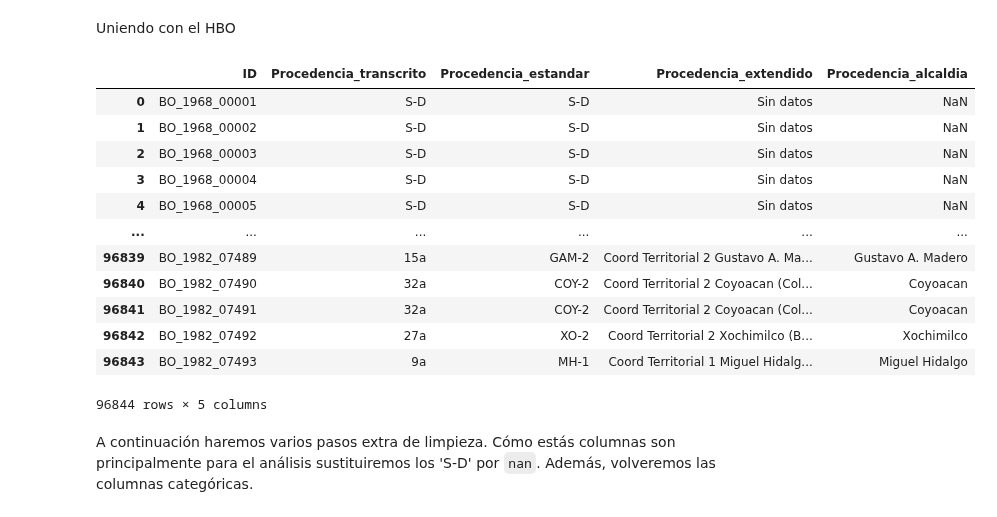
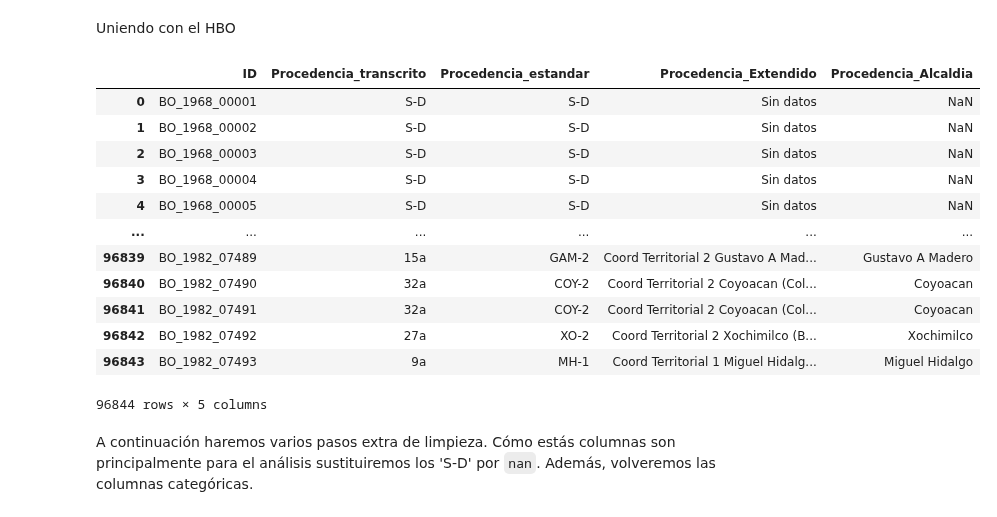
Before and after one commit to mar-esther23/SEMEFO_busqueda, a Jupyter notebook: HBO_limpieza.ipynb, the cells around one changed output. Drawn from its saved outputs; the diff is of its cells as text; code cells hidden in the pictures.

```diff
--- a/HBO_limpieza.ipynb
+++ b/HBO_limpieza.ipynb
@@ -536,6 +536,6 @@ En algunos casos es necesario generar una tabla con equivalencias e información
 
 Por ejemplo, hay múltiples formas de escribir una misma procedencia. La Coordinación 1 de Cuauhtémoc aparece cómo '1a', 'CH-1', etc. Además, hay casos donde los ingresos provienen de múltiples procedencias, cómo '33a+1a' o 'C-I HX'. En este caso es necesario hacer procesos de limpieza complejos que requieren revisión manual. El resultado de ese proceso es la tabla `cat_proc_sustitucion.xlsx`.
 # %%
-df_proc = pd.read_csv('catalogos/cat_proc_sustitucion.csv')
+df_proc = pd.read_excel('catalogos/cat_proc_sustitucion.xlsx')
 df_proc.tail()
 # %% [output]
@@ -549,18 +550,18 @@ df_proc.tail()
 Uniendo con el HBO
 # %%
 df = df.reset_index() # conserva indice
-cols = ['Procedencia_transcrito','Procedencia_estandar','Procedencia_extendido','Procedencia_alcaldia']
+cols = ['Procedencia_transcrito','Procedencia_estandar','Procedencia_Extendido','Procedencia_Alcaldia']
 df = df.merge(df_proc[cols], how='left', on='Procedencia_transcrito')
 df[['ID'] +cols]
 # %% [output]
-|  | ID | Procedencia_transcrito | Procedencia_estandar | Procedencia_extendido | Procedencia_alcaldia |
+|  | ID | Procedencia_transcrito | Procedencia_estandar | Procedencia_Extendido | Procedencia_Alcaldia |
 | 0 | BO_1968_00001 | S-D | S-D | Sin datos | NaN |
 | 1 | BO_1968_00002 | S-D | S-D | Sin datos | NaN |
 | 2 | BO_1968_00003 | S-D | S-D | Sin datos | NaN |
 | 3 | BO_1968_00004 | S-D | S-D | Sin datos | NaN |
 | 4 | BO_1968_00005 | S-D | S-D | Sin datos | NaN |
 | ... | ... | ... | ... | ... | ... |
-| 96839 | BO_1982_07489 | 15a | GAM-2 | Coord Territorial 2 Gustavo A. Ma... | Gustavo A. Madero |
+| 96839 | BO_1982_07489 | 15a | GAM-2 | Coord Territorial 2 Gustavo A Mad... | Gustavo A Madero |
 | 96840 | BO_1982_07490 | 32a | COY-2 | Coord Territorial 2 Coyoacan (Col... | Coyoacan |
 | 96841 | BO_1982_07491 | 32a | COY-2 | Coord Territorial 2 Coyoacan (Col... | Coyoacan |
 | 96842 | BO_1982_07492 | 27a | XO-2 | Coord Territorial 2 Xochimilco (B... | Xochimilco |
```
Also changed, not shown: parts of 8 cells of this notebook, 26 other files.
